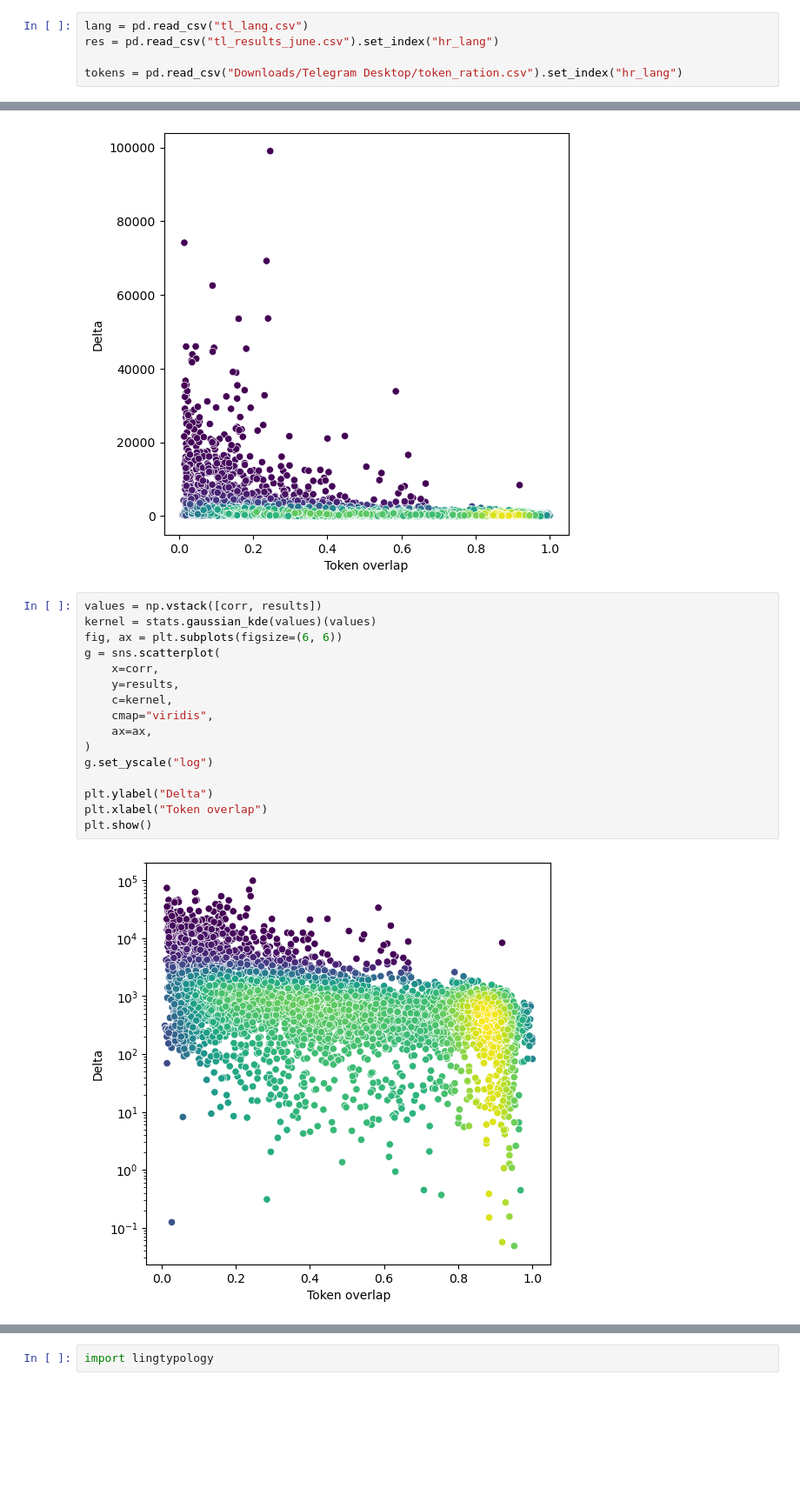
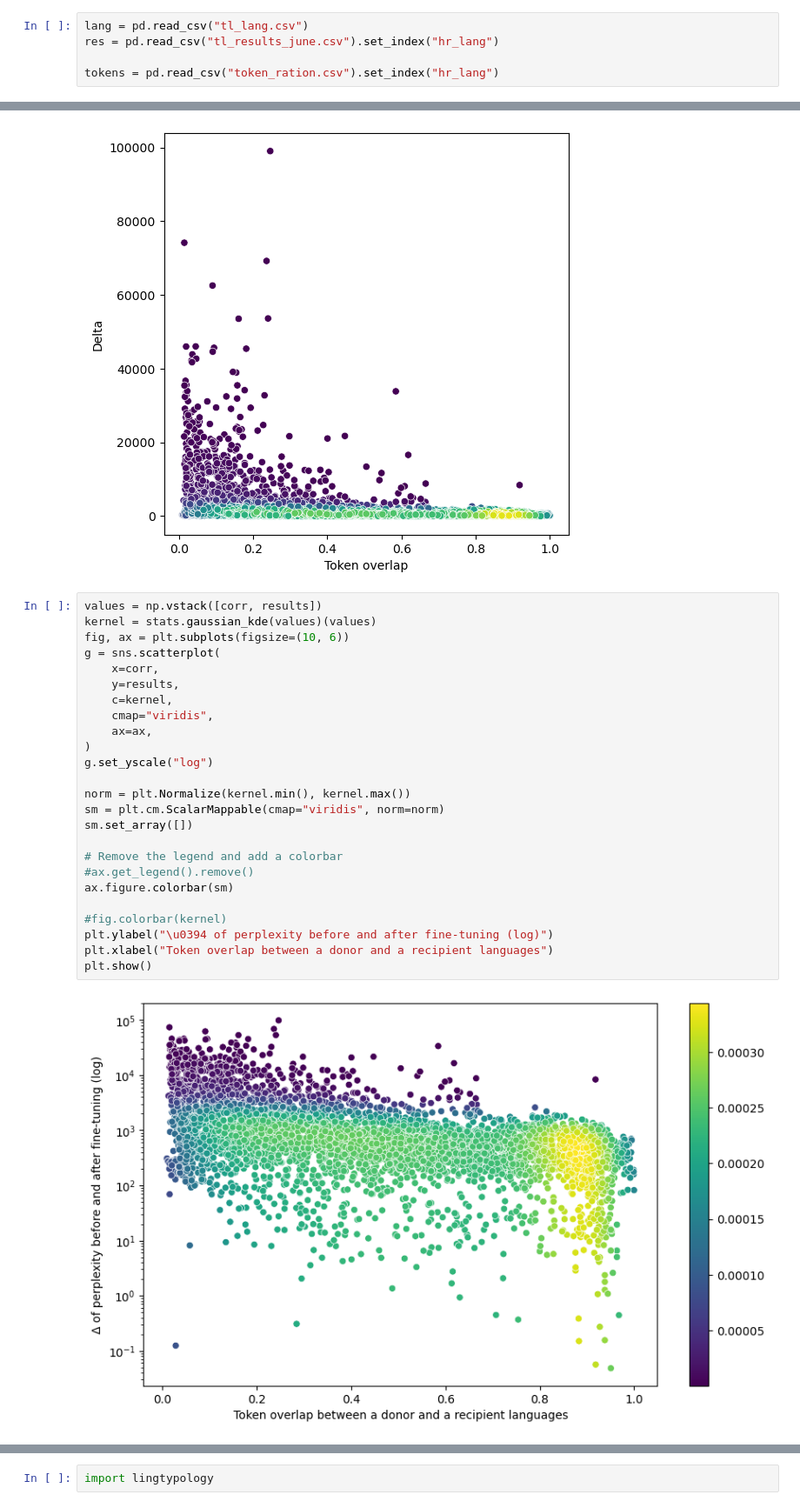
Before and after one commit to eistakovskii/LR_Transfer, a Jupyter notebook: wals_feat.ipynb, the cells around one changed output, grey strips where cells are left out. Shown: that part at 87% size. Saved outputs shown, nothing was run; the diff lists cells and outputs as text; blank space fills up the shorter version.

Commit message:
new version of plot

```diff
--- a/wals_feat.ipynb
+++ b/wals_feat.ipynb
@@ -12,7 +12,7 @@ from sklearn.metrics import mean_squared_error, accuracy_score, r2_score
 lang = pd.read_csv("tl_lang.csv")
 res = pd.read_csv("tl_results_june.csv").set_index("hr_lang")
 
-tokens = pd.read_csv("Downloads/Telegram Desktop/token_ration.csv").set_index("hr_lang")
+tokens = pd.read_csv("token_ration.csv").set_index("hr_lang")
 # %%
 langs = pd.DataFrame(['Abaza',
  'Adyghe (Shapsugh)',
@@ -346,18 +346,27 @@ plt.show()
 # %%
 values = np.vstack([corr, results])
 kernel = stats.gaussian_kde(values)(values)
-fig, ax = plt.subplots(figsize=(6, 6))
+fig, ax = plt.subplots(figsize=(10, 6))
 g = sns.scatterplot(
     x=corr,
     y=results,
     c=kernel,
     cmap="viridis",
     ax=ax,
 )
 g.set_yscale("log")
 
-plt.ylabel("Delta")
-plt.xlabel("Token overlap")
+norm = plt.Normalize(kernel.min(), kernel.max())
+sm = plt.cm.ScalarMappable(cmap="viridis", norm=norm)
+sm.set_array([])
+
+# Remove the legend and add a colorbar
+#ax.get_legend().remove()
+ax.figure.colorbar(sm)
+
+#fig.colorbar(kernel)
+plt.ylabel("\u0394 of perplexity before and after fine-tuning (log)")
+plt.xlabel("Token overlap between a donor and a recipient languages")
 plt.show()
 # %% [output]
-[figure, old version]
+[figure, new version]
```
Also changed, not shown: parts of 2 cells of this notebook.
